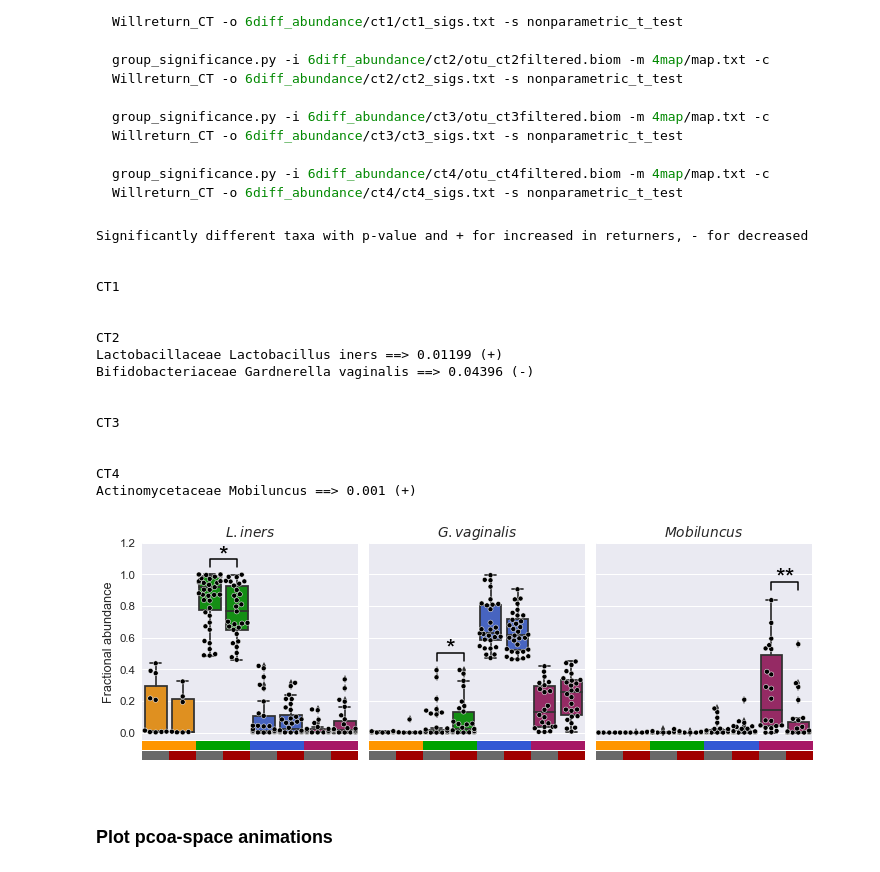
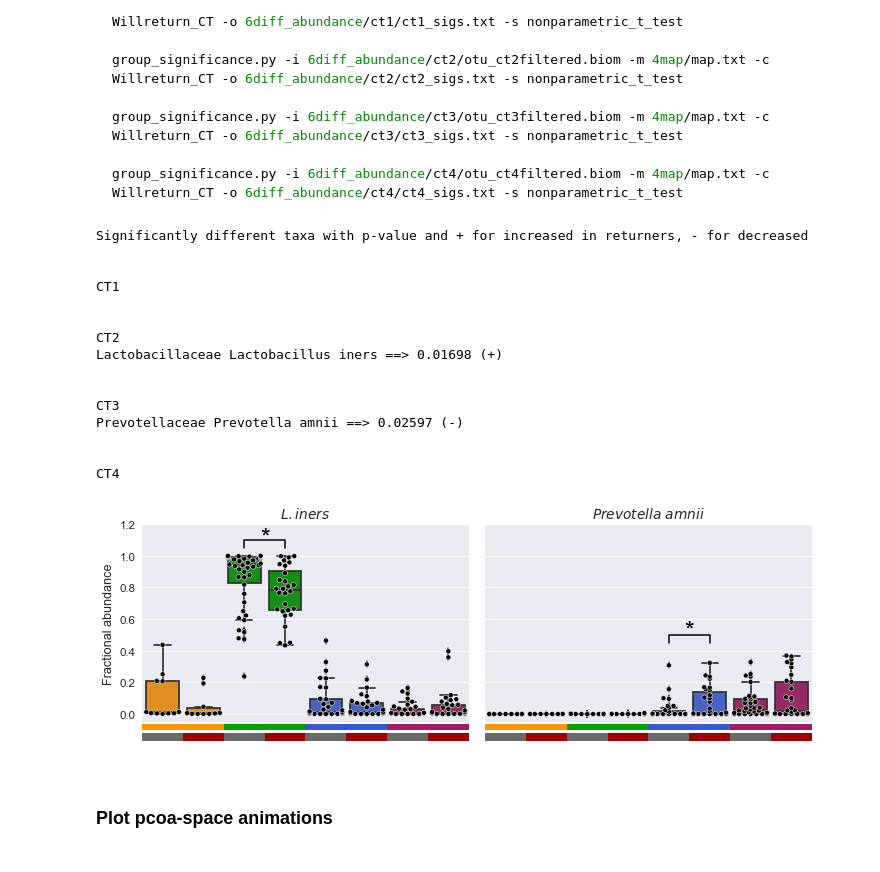
Before and after one commit to munozalexander/Cervicovaginal-Microbiome-Temporal-Dynamics, a Jupyter notebook: Markov_TaxaLevel.ipynb, the cells around one changed output. Drawn from its saved outputs; the diff is of its cells as text; code cells hidden in the pictures.

```diff
--- a/Markov_TaxaLevel.ipynb
+++ b/Markov_TaxaLevel.ipynb
@@ -815,14 +798,20 @@ legend_labels = []
 for l in ll:
     splitted = l.split()
     if len(splitted)>1:
-        if splitted[1]=='no_iners':
+        if splitted[1]=='non_iners':
             legend_labels.append('$\it{L. crispatus}$')
+        elif len(l.split('_'))>1 or splitted[0]!='Lactobacillus':
+            if len(l.split('_')[0].split())>1:
+                pre = l.split('_')[0].split()
+                legend_labels.append('$\it{'+pre[0]+'}$ $\it{'+pre[1]+'}$')
+            else:
+                legend_labels.append('$\it{'+l.split('_')[0]+'}$')
         else:
             legend_labels.append('$\it{'+splitted[0][0]+'. '+splitted[1]+'}$')
     else:
         legend_labels.append('$\it{'+l+'}$')
 legend_labels.append('Other species')
-plt.legend([bc[0] for bc in bars], legend_labels, prop={'size':14}, bbox_to_anchor=(1.17,24.3))
+plt.legend([bc[0] for bc in bars], legend_labels, prop={'size':14}, bbox_to_anchor=(1.185,27.3))
 plt.tight_layout()
 plt.savefig('figures/abundances.pdf', bbox_inches='tight')
 plt.show()
@@ -900,7 +889,7 @@ s2 = print_sigs(ctnum=2)
 s3 = print_sigs(ctnum=3)
 s4 = print_sigs(ctnum=4)
 all_significanttaxa = s1+s2+s3+s4
-all_significanttaxa = sorted(all_significanttaxa)[::-1]
+all_significanttaxa = sorted(all_significanttaxa)
 # %% [output]
 Significantly different taxa with p-value and + for increased in returners, - for decreased
 
@@ -909,15 +898,14 @@ CT1
 
 
 CT2
-Lactobacillaceae Lactobacillus iners ==> 0.01199 (+)
-Bifidobacteriaceae Gardnerella vaginalis ==> 0.04396 (-)
+Lactobacillaceae Lactobacillus iners ==> 0.01698 (+)
 
 
 CT3
+Prevotellaceae Prevotella amnii ==> 0.02597 (-)
 
 
 CT4
-Actinomycetaceae Mobiluncus ==> 0.001 (+)
 # %%
 # construct dataframe with siginificant taxa abundances and return status
 taxadf = deepcopy(fracotu[all_significanttaxa])
@@ -927,7 +915,7 @@ taxadf = taxadf.drop(taxadf[taxadf.Willreturn_CT=='NA'].index)
 # plot
 sns.set(font_scale=1.15)
 fig = plt.figure(figsize=(12,4))
-gs = gridspec.GridSpec(3, 3, height_ratios=[20,1,1])
+gs = gridspec.GridSpec(3, 2, height_ratios=[20,1,1])
 gs.update(wspace=0.05, hspace=0)
 for e,sigtaxa in enumerate(all_significanttaxa):
     a = fig.add_subplot(gs[0,e])
@@ -937,48 +925,44 @@ for e,sigtaxa in enumerate(all_significanttaxa):
                   order=[str(pre)+suf for pre in range(1,5) for suf in ['_willreturn','_wontreturn']])
     a.set_xlabel('')
     a.set_xticks([])
-    a.set_title(['$\it{L. iners}$', '$\it{G. vaginalis}$', '$\it{Mobiluncus}$'][e])
+    a.set_title(['$\it{L. iners}$', '$\it{Prevotella}$ $\it{amnii}$'][e])
     a.set_ylim([-.05,1.2])
     a.set_ylabel('')
     if e==0:
         a.plot([2, 2, 3, 3], [1.05, 1.1, 1.1, 1.05], lw=1.5, c='k')
         a.text((2+3)*.5, 1.04, "*", ha='center', va='bottom', color='k', fontsize=25)
         a.set_ylabel('Fractional abundance')
     elif e==1:
-        a.plot([2, 2, 3, 3], [.45, .5, .5, .45], lw=1.5, c='k')
-        a.text((2+3)*.5, .45, "*", ha='center', va='bottom', color='k', fontsize=25)
-        a.set_yticklabels([])
-    elif e==2:
-        a.plot([6, 6, 7, 7], [.9, .95, .95, .9], lw=1.5, c='k')
-        a.text((6+7)*.5, 0.9, "**", ha='center', va='bottom', color='k', fontsize=25)
+        a.plot([4, 4, 5, 5], [.45, .5, .5, .45], lw=1.5, c='k')
+        a.text((4+5)*.5, .45, "*", ha='center', va='bottom', color='k', fontsize=25)
         a.set_yticklabels([])
 
-for col in range(3):
+for col in range(2):
     ax = fig.add_subplot(gs[1,col])
     cmap = matplotlib.colors.ListedColormap(COLORS)
     bounds = [0,1.9,2.9,3.9,4.9]
     norm = matplotlib.colors.BoundaryNorm(bounds, cmap.N)
-    ax.imshow([[i for i in range(1,5) for j in range(6)]], cmap=cmap, norm=norm)
+    ax.imshow([[i for i in range(1,5) for j in range(15)]], cmap=cmap, norm=norm)
 #     for i in range(1,5):
 #         ax.text((i-1)*4+1,0.15,'CT'+str(i),weight='bold',color='k')
     ax.axis('off')
 
     ax = fig.add_subplot(gs[2,col])
     cmap = matplotlib.colors.ListedColormap(COLORS2)
     bounds = [-.1,.5,1.1]
     norm = matplotlib.colors.BoundaryNorm(bounds, cmap.N)
-    ax.imshow([[j for i in range(1,5) for j in range(2) for k in range(3)]], cmap=cmap, norm=norm)
+    ax.imshow([[j for i in range(1,5) for j in range(2) for k in range(5)]], cmap=cmap, norm=norm)
 #     for i in range(8):
 #         if i%2==0:
 #             ax.text(2*i+.2,0.15,'WR',weight='bold',color='k')
 #         else:
 #             ax.text(2*i,0.15,'WNR',weight='bold',color='k')
     ax.axis('off')
 
 plt.savefig('figures/significant_taxa.pdf', bbox_inches='tight')
 plt.show()
 # %% [output]
-[figure, old version]
+[figure, new version]
 # %% [markdown]
 ### Plot pcoa-space animations
 # %%
```
Also changed, not shown: parts of 15 cells of this notebook, 29 other files.
